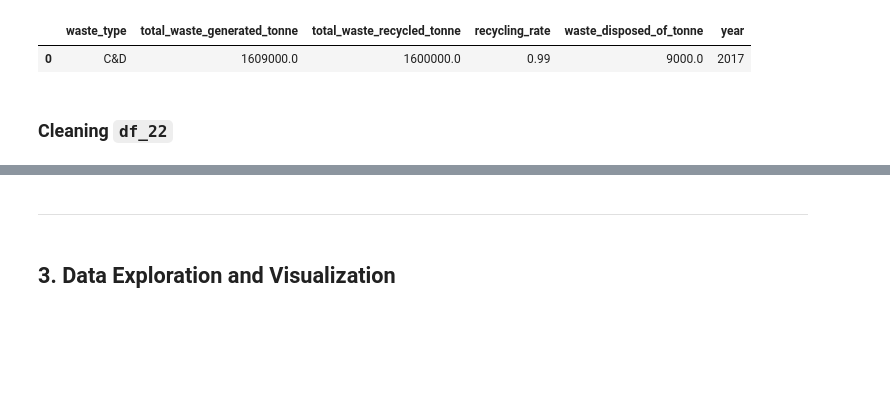
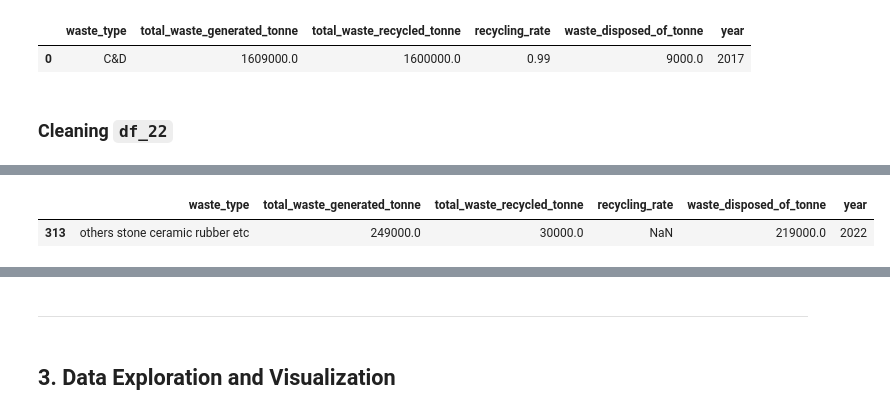
Before and after one commit to kuehbiko/02-Personal-Projects, a Jupyter notebook: WIP/Recycled Energy Savings in Singapore/recycled_materials_energy_analysis.ipynb, the cells around one changed output, grey strips where cells are left out. Saved outputs shown, nothing was run; the diff lists cells and outputs as text; code cells hidden in the pictures; blank space fills up the shorter version.

```diff
--- a/WIP/Recycled Energy Savings in Singapore/recycled_materials_energy_analysis.ipynb
+++ b/WIP/Recycled Energy Savings in Singapore/recycled_materials_energy_analysis.ipynb
@@ -204,0 +260,4 @@ df_17to21.reset_index(drop=True).head(1)
+# %%
+cols = ['total_waste_generated_tonne','total_waste_recycled_tonne','waste_disposed_of_tonne']
+df_22[cols] = df_22[cols] * 1000
+df_22['recycling_rate'] = df_22['recycling_rate'] / 100
@@ -207,5 +271,5 @@ df_17to21.reset_index(drop=True).head(1)
 # %%
-df0 = pd.concat([df_03to16,df_17to21],ignore_index=True).reset_index(drop=True)
+df0 = pd.concat([df_03to16,df_17to21, df_22],ignore_index=True).reset_index(drop=True)
 # %%
 df0['waste_type'] = df0['waste_type'].str.replace(r'[^A-Za-z0-9\s]+','') \
                                      .apply(lambda x: ' '.join((' '.join(re.findall('[a-zA-Z][^A-Z]*', x))).split())) \
@@ -213,6 +277,6 @@ df0['waste_type'] = df0['waste_type'].str.replace(r'[^A-Za-z0-9\s]+','') \
 # %%
 wnl = WordNetLemmatizer()
 stop = stopwords.words('english')
-
-df0['token'] = df0['waste_type'].apply(word_tokenize) \
-                                .apply(lambda row: [str(wnl.lemmatize(word,pos='n')) for word in row if word not in stop])
+df0['waste_type'] = df0['waste_type'].apply(word_tokenize) \
+                                .apply(lambda row: ' '.join([str(wnl.lemmatize(word,pos='n'))
+                                                             for word in row if word not in stop]))
@@ -259,0 +303,10 @@ df1_list[22]
+# %%
+df0['waste_type'] = df0['waste_type'].replace(['construction demolition c','construction debris','c'],
+                                              'construction demolition')
+df0['waste_type'] = df0['waste_type'].replace(['others','others stone ceramic etc'],
+                                              'others stone ceramic rubber etc')
+df0['waste_type'] = df0['waste_type'].str.replace('overall','total')
+df0['waste_type'] = df0['waste_type'].str.replace('horticultural waste','horticultural')
+df0['waste_type'] = df0['waste_type'].str.replace('wood timber','wood')
+df0['waste_type'] = df0['waste_type'].str.replace('ash sludge','sludge')
+df0['waste_type'] = df0['waste_type'].str.replace('food waste','food')
@@ -260 +346,6 @@ df1_list[22]
+# %%
+df0[df0['recycling_rate'].isna()]
+# %% [output]
+|  | waste_type | total_waste_generated_tonne | total_waste_recycled_tonne | recycling_rate | waste_disposed_of_tonne | year |
+| 313 | others stone ceramic rubber etc | 249000.0 | 30000.0 | NaN | 219000.0 | 2022 |
 # %%
```
Also changed, not shown: parts of 28 cells of this notebook, 1 other file.
